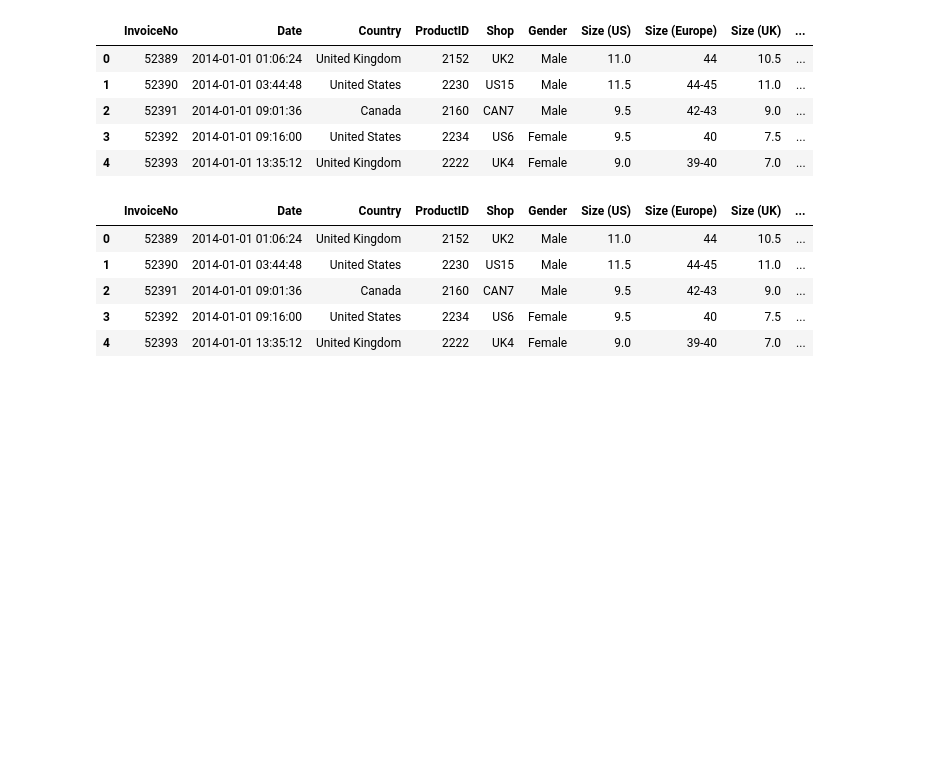
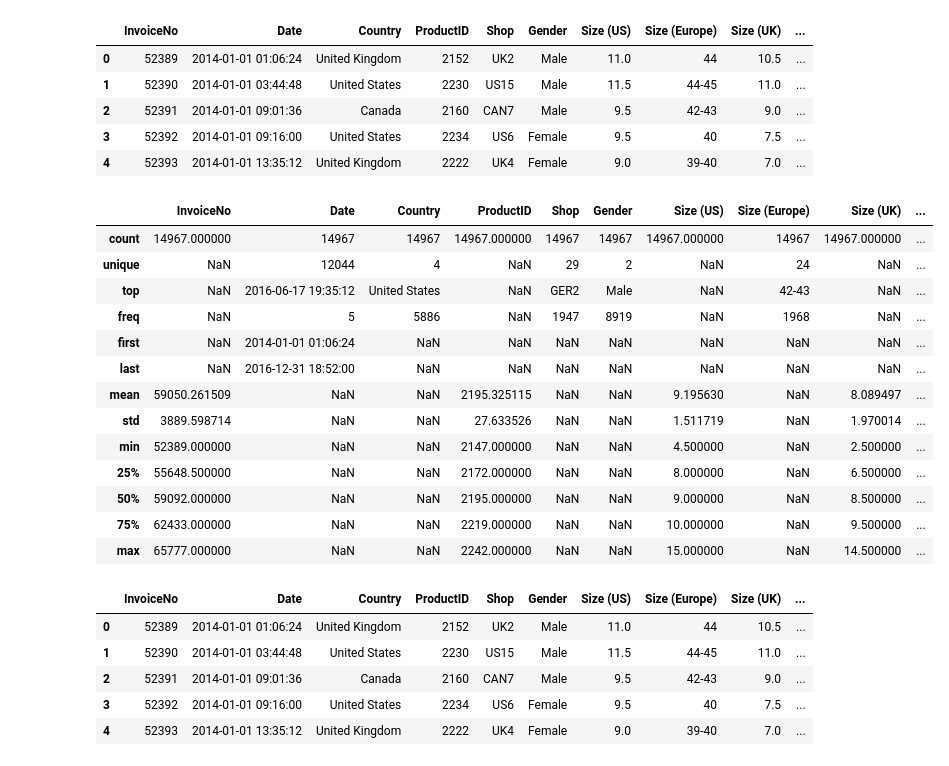
Before and after one commit to TheOrenisile/Analysis, a Jupyter notebook: Analysis for a Shoe shop Company.ipynb, the cells around one changed output. Drawn from its saved outputs; the diff is of its cells as text; code cells hidden in the pictures; blank space fills up the shorter version.

Commit message:
cleaned the data for the time series analysis

```diff
--- a/Analysis for a Shoe shop Company.ipynb
+++ b/Analysis for a Shoe shop Company.ipynb
@@ -16,6 +17,23 @@ data.head(5)
 | 2 | 52391 | 2014-01-01 09:01:36 | Canada | 2160 | CAN7 | Male | 9.5 | 42-43 | 9.0 | ... |
 | 3 | 52392 | 2014-01-01 09:16:00 | United States | 2234 | US6 | Female | 9.5 | 40 | 7.5 | ... |
 | 4 | 52393 | 2014-01-01 13:35:12 | United Kingdom | 2222 | UK4 | Female | 9.0 | 39-40 | 7.0 | ... |
+# %%
+data.describe(include='all')
+# %% [output]
+|  | InvoiceNo | Date | Country | ProductID | Shop | Gender | Size (US) | Size (Europe) | Size (UK) | ... |
+| count | 14967.000000 | 14967 | 14967 | 14967.000000 | 14967 | 14967 | 14967.000000 | 14967 | 14967.000000 | ... |
+| unique | NaN | 12044 | 4 | NaN | 29 | 2 | NaN | 24 | NaN | ... |
+| top | NaN | 2016-06-17 19:35:12 | United States | NaN | GER2 | Male | NaN | 42-43 | NaN | ... |
+| freq | NaN | 5 | 5886 | NaN | 1947 | 8919 | NaN | 1968 | NaN | ... |
+| first | NaN | 2014-01-01 01:06:24 | NaN | NaN | NaN | NaN | NaN | NaN | NaN | ... |
+| last | NaN | 2016-12-31 18:52:00 | NaN | NaN | NaN | NaN | NaN | NaN | NaN | ... |
+| mean | 59050.261509 | NaN | NaN | 2195.325115 | NaN | NaN | 9.195630 | NaN | 8.089497 | ... |
+| std | 3889.598714 | NaN | NaN | 27.633526 | NaN | NaN | 1.511719 | NaN | 1.970014 | ... |
+| min | 52389.000000 | NaN | NaN | 2147.000000 | NaN | NaN | 4.500000 | NaN | 2.500000 | ... |
+| 25% | 55648.500000 | NaN | NaN | 2172.000000 | NaN | NaN | 8.000000 | NaN | 6.500000 | ... |
+| 50% | 59092.000000 | NaN | NaN | 2195.000000 | NaN | NaN | 9.000000 | NaN | 8.500000 | ... |
+| 75% | 62433.000000 | NaN | NaN | 2219.000000 | NaN | NaN | 10.000000 | NaN | 9.500000 | ... |
+| max | 65777.000000 | NaN | NaN | 2242.000000 | NaN | NaN | 15.000000 | NaN | 14.500000 | ... |
 # %%
 # Rename unnamed column
 df = data.rename(columns={'Unnamed: 11': 'Year'})
```
Also changed, not shown: parts of 4 cells of this notebook, 2 other files.
